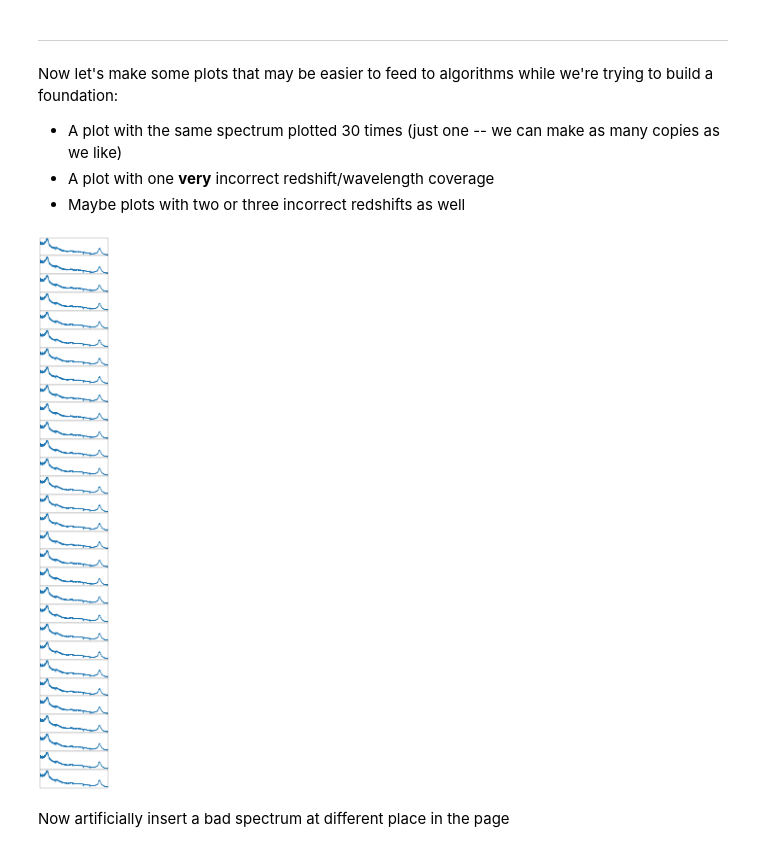
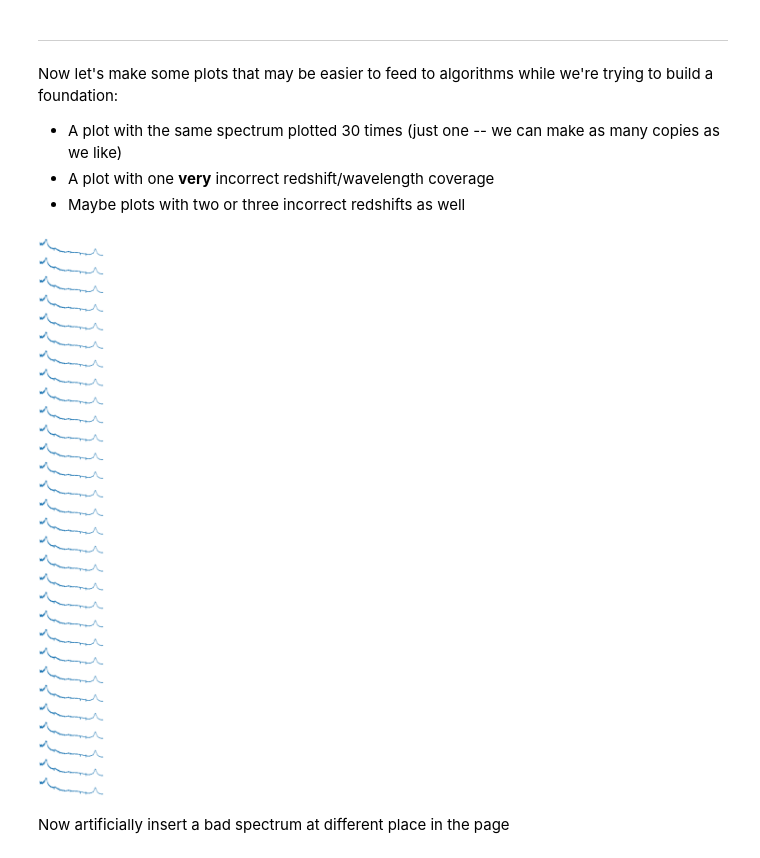
Before and after one commit to trevormccaffrey/DR16_redshifts, a Jupyter notebook: plot_z1p1_to_z1p2.ipynb, the cells around one changed output. Saved outputs shown, nothing was run; the diff lists cells and outputs as text; code cells hidden in the pictures.

Commit message:
Update plotting notebook

```diff
--- a/plot_z1p1_to_z1p2.ipynb
+++ b/plot_z1p1_to_z1p2.ipynb
@@ -10,6 +10,26 @@ import matplotlib.pyplot as plt
 import os
 from SDSSRM_11_Pix_Filter_Trevor import pixel_filter
 plt.rcParams['axes.xmargin'] = 0 #turn off whitespace in plots
+# %%
+def adjust_spines(ax, spines):
+    for loc, spine in ax.spines.items():
+        if loc in spines:
+            spine.set_position(('outward', 0))  # outward by 0 points
+        else:
+            spine.set_color('none')  # don't draw spine
+
+    # turn off ticks where there is no spine
+    if 'left' in spines:
+        ax.yaxis.set_ticks_position('left')
+    else:
+        # no yaxis ticks
+        ax.yaxis.set_ticks([])
+
+    if 'bottom' in spines:
+        ax.xaxis.set_ticks_position('bottom')
+    else:
+        # no xaxis ticks
+        ax.xaxis.set_ticks([])
 # %%
 #Open the catalog of ~750k QSOs
 hdul = fits.open("DR16Q_v4.fits")
@@ -212,16 +232,16 @@ DPI = 15 #resolution of plots
 
 fig, axs = plt.subplots(30, 1, figsize=(6,50), dpi=DPI)   #dpi good for degrading resolution of plots
 plt.setp(axs, xticks=[], yticks=[])                      #Don't want any ticks or labels
-plt.subplots_adjust(wspace=0, hspace=0)                  #remove whitespace between subplots
 
 for i in range(len(dframe)):
 
     if (((i%N)==0) and i>0):
+        plt.tight_layout()
+        plt.subplots_adjust(wspace=0, hspace=0)   #remove whitespace between subplots
         plt.savefig("z_1p1_1p2/stack30_1p1_z_1p2_%s_%s.png" % (dframe["names"].iloc[i-N], \
                                                                dframe["names"].iloc[i-1]))
         fig, axs = plt.subplots(30, 1, figsize=(6,50), dpi=DPI)  #dpi good for degrading resolution of plots
         plt.setp(axs, xticks=[], yticks=[])                      #Don't want any ticks or labels
-        plt.subplots_adjust(wspace=0, hspace=0)                  #remove whitespace between subplots
 
     #Comment out this line to get all spectra from this redshift range
     #if i>=90: break
@@ -276,9 +296,4 @@ for i in range(len(dframe)):
 
 
     axs[i%30].plot(sdss_wave, sdss_flux)
-    #axs[i].set_xlim(1850, 2850)
-
-
-#plt.tight_layout() #actually don't need this after removing whitespace in very first cell
-#plt.savefig("testplot.png")
-plt.show()
+    adjust_spines(axs[i%30], [])
@@ -384,18 +465,20 @@ wave_good   = wave_good[mask_good]
 #wave_good  /= spec_good[1].data["Z"]
 flux_good   = spec_good[1].data["FLUX"][mask_good]
 # %%
-fig, axs = plt.subplots(30, 1, figsize=(6,50), dpi=DPI)   #dpi good for degrading resolution of plots
+fig, axs = plt.subplots(30, 1, figsize=(6,50), frameon=False)#, dpi=DPI)   #dpi good for degrading resolution of plots
 plt.setp(axs, xticks=[], yticks=[])                      #Don't want any ticks or labels
-plt.subplots_adjust(wspace=0, hspace=0)                  #remove whitespace between subplots
 
 for i in range(N):
     axs[i].plot(wave_good, flux_good)
+    adjust_spines(axs[i], [])
 
-plt.savefig("stack30_same_lowres.png")
-#plt.savefig("stack30_same_highres.png")
+plt.tight_layout()
+plt.subplots_adjust(wspace=0, hspace=0) #remove whitespace between subplots
+#plt.savefig("stack30_same_lowres.png")
+plt.savefig("stack30_same_highres.png")
 plt.show()
 # %% [output]
-[figure, old version]
+[figure, new version]
 # %% [markdown]
 Now artificially insert a bad spectrum at different place in the page
 # %%
```
Also changed, not shown: parts of 9 cells of this notebook.
